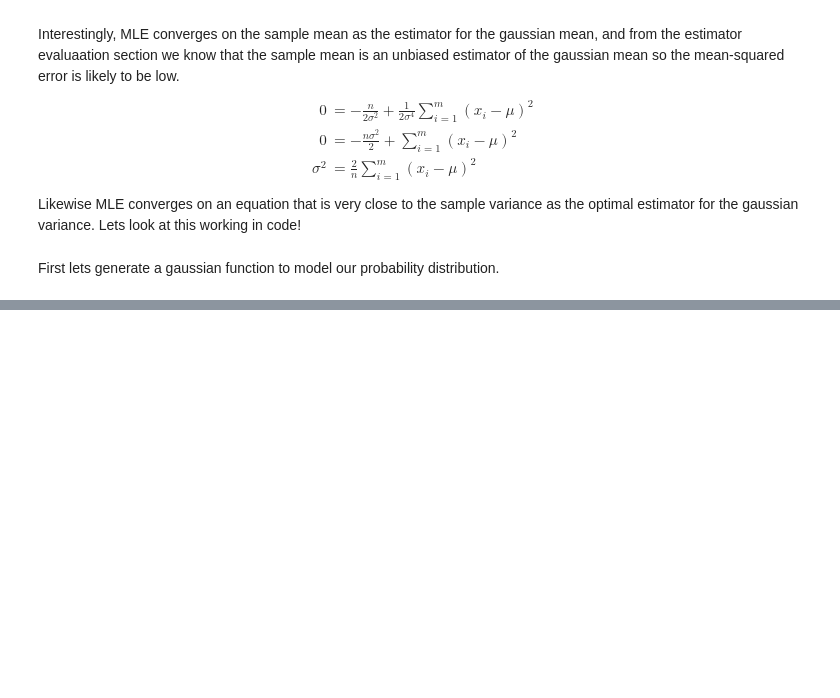
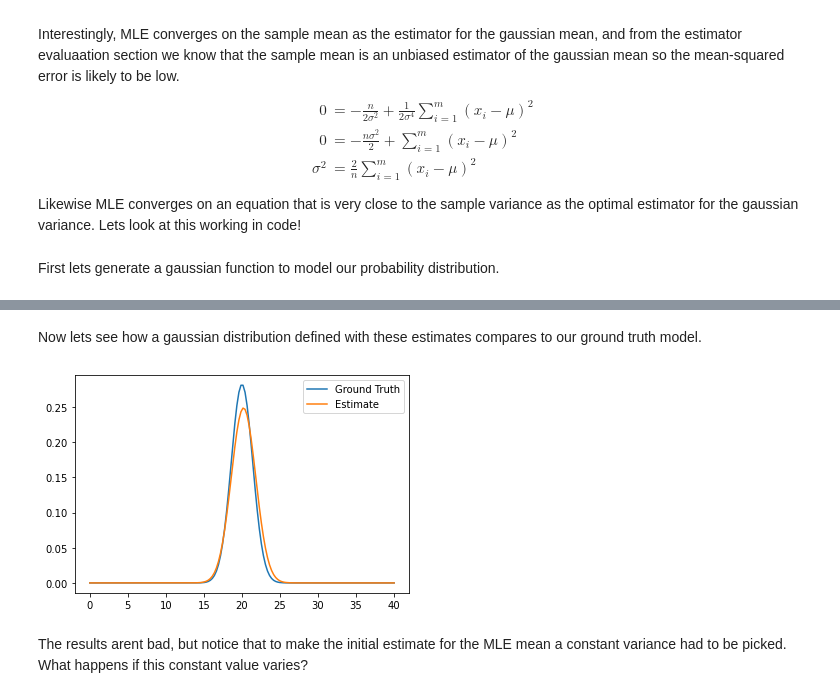
Before and after one commit to adibshalekeen/machinelearningblogs, a Jupyter notebook: Maximum_Likelihood_Estimation/Maximum Likelihood Estimation.ipynb, the cells around one changed output, grey strips where cells are left out. Saved outputs shown, nothing was run; the diff lists cells and outputs as text; code cells hidden in the pictures; blank space fills up the shorter version.

```diff
--- a/Maximum_Likelihood_Estimation/Maximum Likelihood Estimation.ipynb
+++ b/Maximum_Likelihood_Estimation/Maximum Likelihood Estimation.ipynb
@@ -325,0 +363,12 @@ $\sigma^2$ = GROUND_TRUTH_VARIANCE. The parameters are defined as "ground truth"
+# %% [markdown]
+Now lets see how a gaussian distribution defined with these estimates compares to our ground truth model.
+# %%
+compr = plt.subplot(111)
+compr.plot(linear_sample, gaussian(GROUND_TRUTH_MEAN, GROUND_TRUTH_VARIANCE, linear_sample), label="Ground Truth")
+compr.plot(linear_sample, gaussian(optimal_mean, optimal_variance, linear_sample), label="Estimate")
+compr.legend()
+plt.show()
+# %% [output]
+[figure, added]
+# %% [markdown]
+The results arent bad, but notice that to make the initial estimate for the MLE mean a constant variance had to be picked. What happens if this constant value varies?
```
Also changed, not shown: parts of 3 cells of this notebook.
